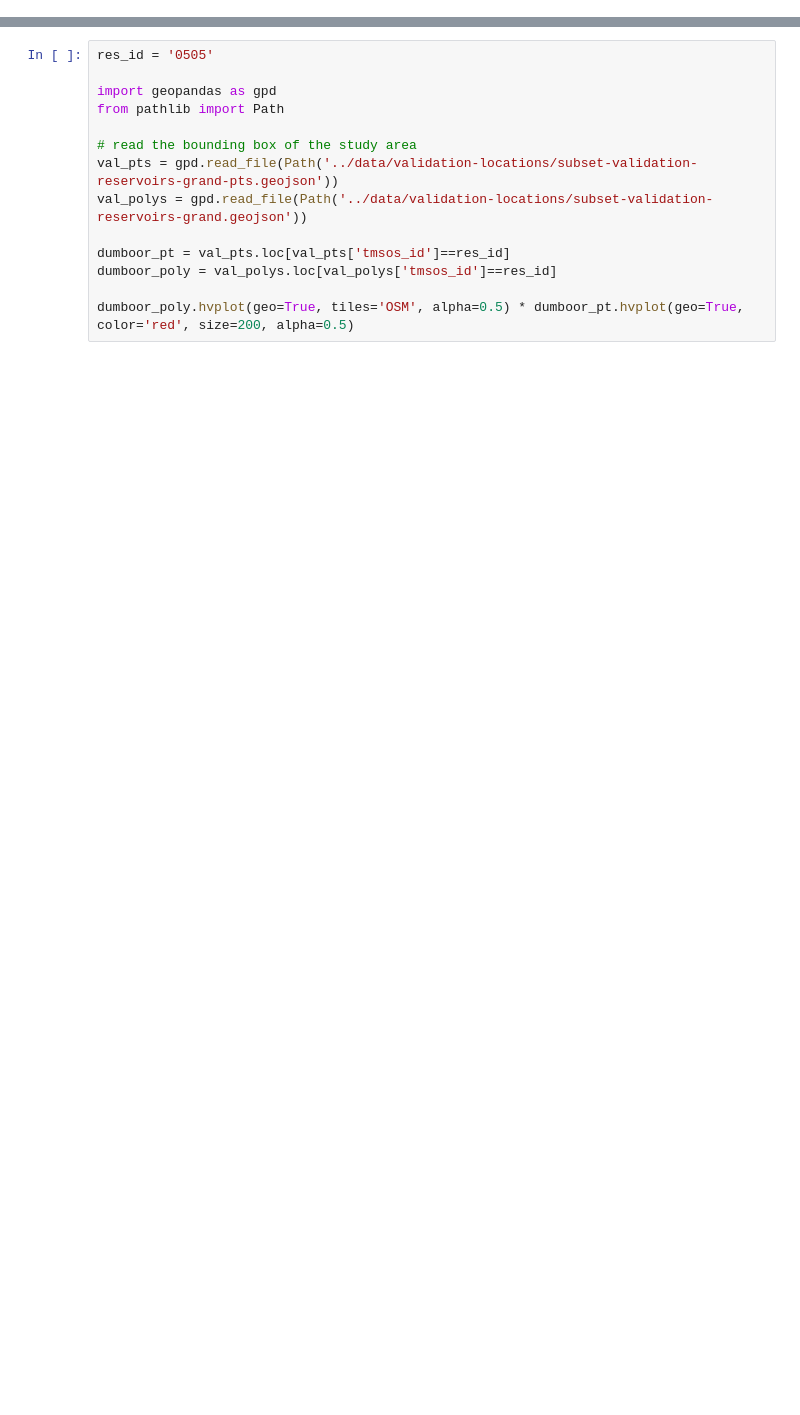
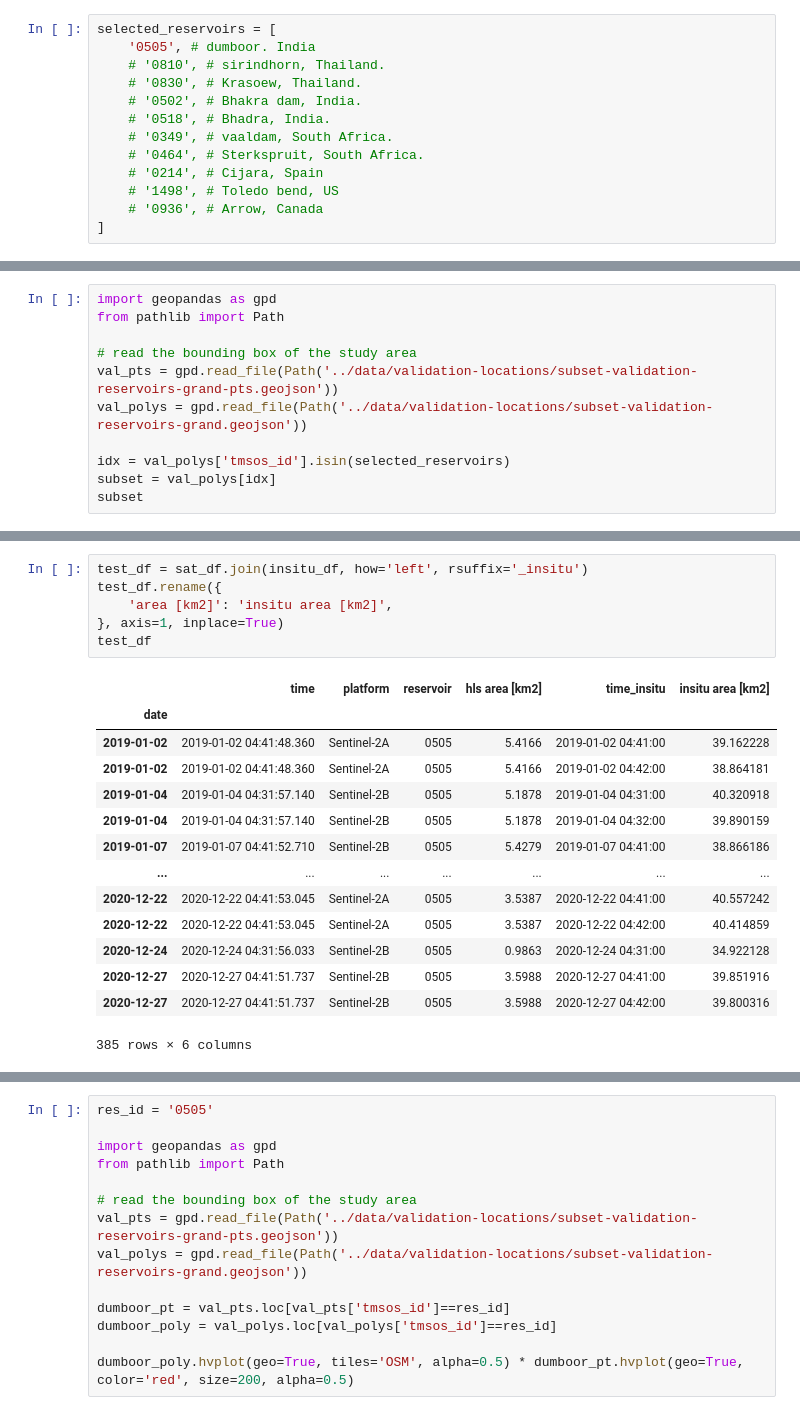
Before and after one commit to UW-SASWE/tmspp, a Jupyter notebook: notebooks/04-test.ipynb, the cells around one changed output, grey strips where cells are left out. Saved outputs shown, nothing was run; the diff lists cells and outputs as text; blank space fills up the shorter version.

Commit message:
compare with insitu

```diff
--- a/notebooks/04-test.ipynb
+++ b/notebooks/04-test.ipynb
@@ -6,3 +6,16 @@ from pathlib import Path
 [interactive output not drawn]
 [interactive output not drawn]
 [interactive output not drawn]
+# %%
+selected_reservoirs = [
+    '0505', # dumboor. India
+    # '0810', # sirindhorn, Thailand.
+    # '0830', # Krasoew, Thailand.
+    # '0502', # Bhakra dam, India.
+    # '0518', # Bhadra, India.
+    # '0349', # vaaldam, South Africa.
+    # '0464', # Sterkspruit, South Africa.
+    # '0214', # Cijara, Spain
+    # '1498', # Toledo bend, US
+    # '0936', # Arrow, Canada
+]
@@ -8,0 +57,11 @@ from pathlib import Path
+# %%
+import geopandas as gpd
+from pathlib import Path
+
+# read the bounding box of the study area
+val_pts = gpd.read_file(Path('../data/validation-locations/subset-validation-reservoirs-grand-pts.geojson'))
+val_polys = gpd.read_file(Path('../data/validation-locations/subset-validation-reservoirs-grand.geojson'))
+
+idx = val_polys['tmsos_id'].isin(selected_reservoirs)
+subset = val_polys[idx]
+subset
@@ -8,0 +181,21 @@ from pathlib import Path
+# %%
+test_df = sat_df.join(insitu_df, how='left', rsuffix='_insitu')
+test_df.rename({
+    'area [km2]': 'insitu area [km2]',
+}, axis=1, inplace=True)
+test_df
+# %% [output]
+|  | time | platform | reservoir | hls area [km2] | time_insitu | insitu area [km2] |
+| date |  |  |  |  |  |  |
+| 2019-01-02 | 2019-01-02 04:41:48.360 | Sentinel-2A | 0505 | 5.4166 | 2019-01-02 04:41:00 | 39.162228 |
+| 2019-01-02 | 2019-01-02 04:41:48.360 | Sentinel-2A | 0505 | 5.4166 | 2019-01-02 04:42:00 | 38.864181 |
+| 2019-01-04 | 2019-01-04 04:31:57.140 | Sentinel-2B | 0505 | 5.1878 | 2019-01-04 04:31:00 | 40.320918 |
+| 2019-01-04 | 2019-01-04 04:31:57.140 | Sentinel-2B | 0505 | 5.1878 | 2019-01-04 04:32:00 | 39.890159 |
+| 2019-01-07 | 2019-01-07 04:41:52.710 | Sentinel-2B | 0505 | 5.4279 | 2019-01-07 04:41:00 | 38.866186 |
+| ... | ... | ... | ... | ... | ... | ... |
+| 2020-12-22 | 2020-12-22 04:41:53.045 | Sentinel-2A | 0505 | 3.5387 | 2020-12-22 04:41:00 | 40.557242 |
+| 2020-12-22 | 2020-12-22 04:41:53.045 | Sentinel-2A | 0505 | 3.5387 | 2020-12-22 04:42:00 | 40.414859 |
+| 2020-12-24 | 2020-12-24 04:31:56.033 | Sentinel-2B | 0505 | 0.9863 | 2020-12-24 04:31:00 | 34.922128 |
+| 2020-12-27 | 2020-12-27 04:41:51.737 | Sentinel-2B | 0505 | 3.5988 | 2020-12-27 04:41:00 | 39.851916 |
+| 2020-12-27 | 2020-12-27 04:41:51.737 | Sentinel-2B | 0505 | 3.5988 | 2020-12-27 04:42:00 | 39.800316 |
+385 rows × 6 columns
```
Also changed, not shown: parts of 11 cells of this notebook.
